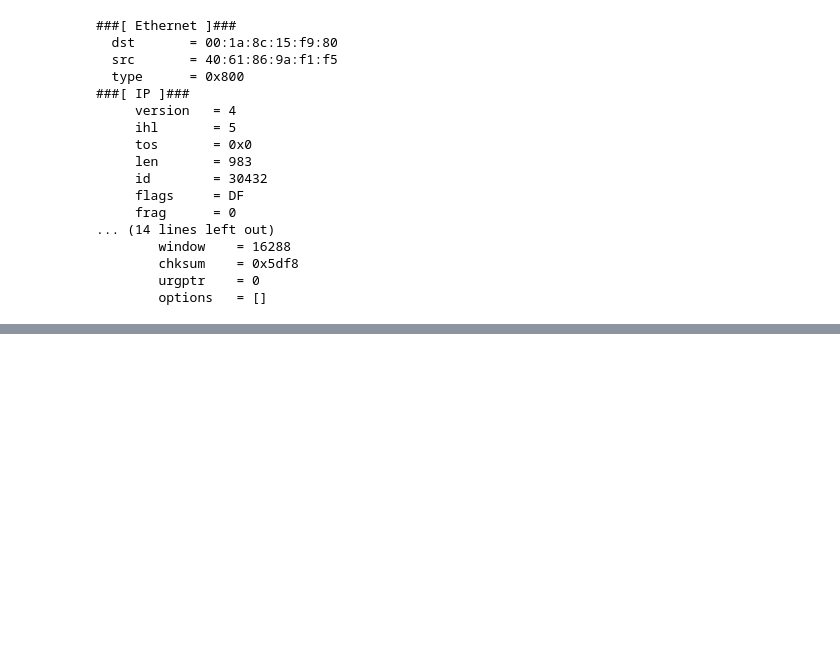
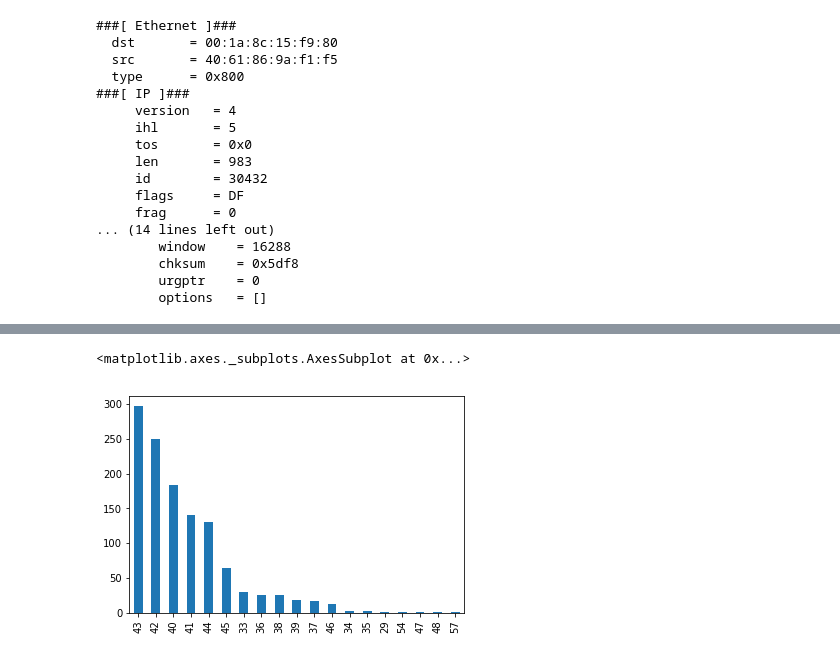
Before and after one commit to IQTLabs/packet_cafe, a Jupyter notebook: notebooks/scapy_intro.ipynb, the cells around one changed output, grey strips where cells are left out. Cells and saved outputs as stored; diff of their text form; code cells hidden in the pictures; blank space fills up the shorter version.

```diff
--- a/notebooks/scapy_intro.ipynb
+++ b/notebooks/scapy_intro.ipynb
@@ -240,0 +251,3 @@ packets[0].show()
+# %%
+for session in sessions:
+    print(len(session))
@@ -240,0 +272,8 @@ packets[0].show()
+# %%
+session_list = []
+for session in sessions:
+    session_list.append(len(session))
+pandas.Series(session_list).value_counts().plot('bar')
+# %% [output]
+<matplotlib.axes._subplots.AxesSubplot at 0x...>
+[figure, added]
```
Also changed, not shown: parts of 14 cells of this notebook.
